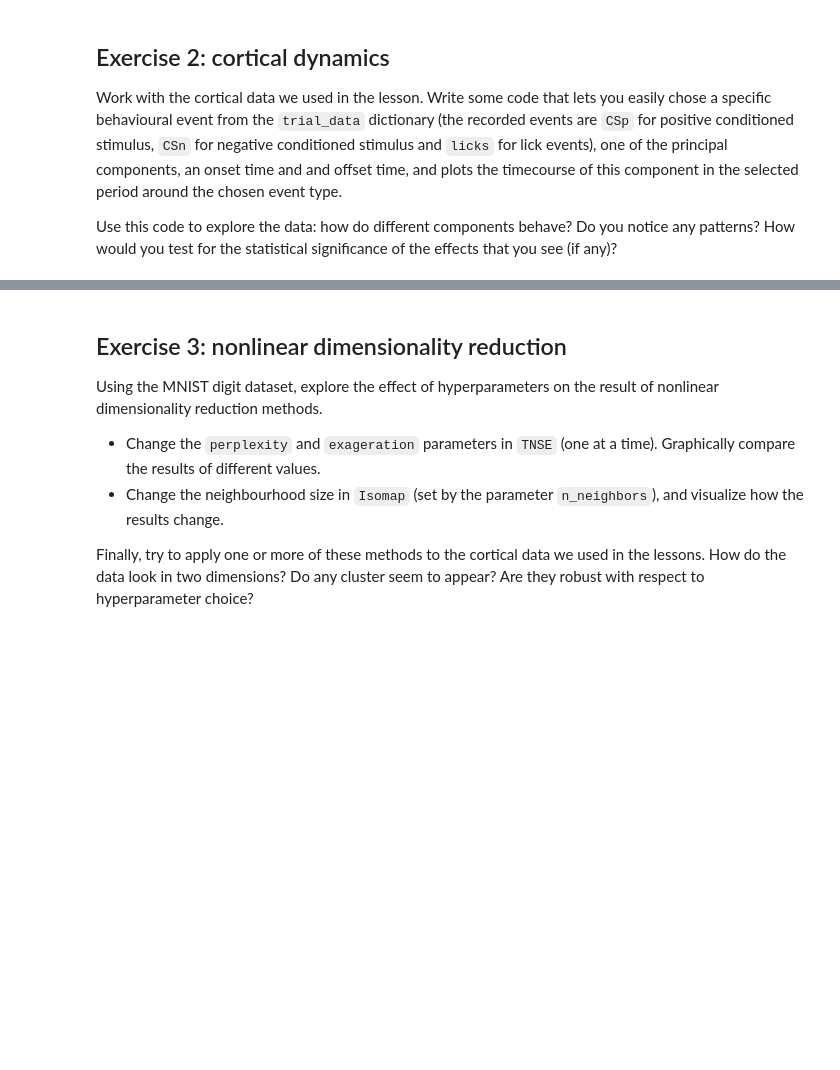
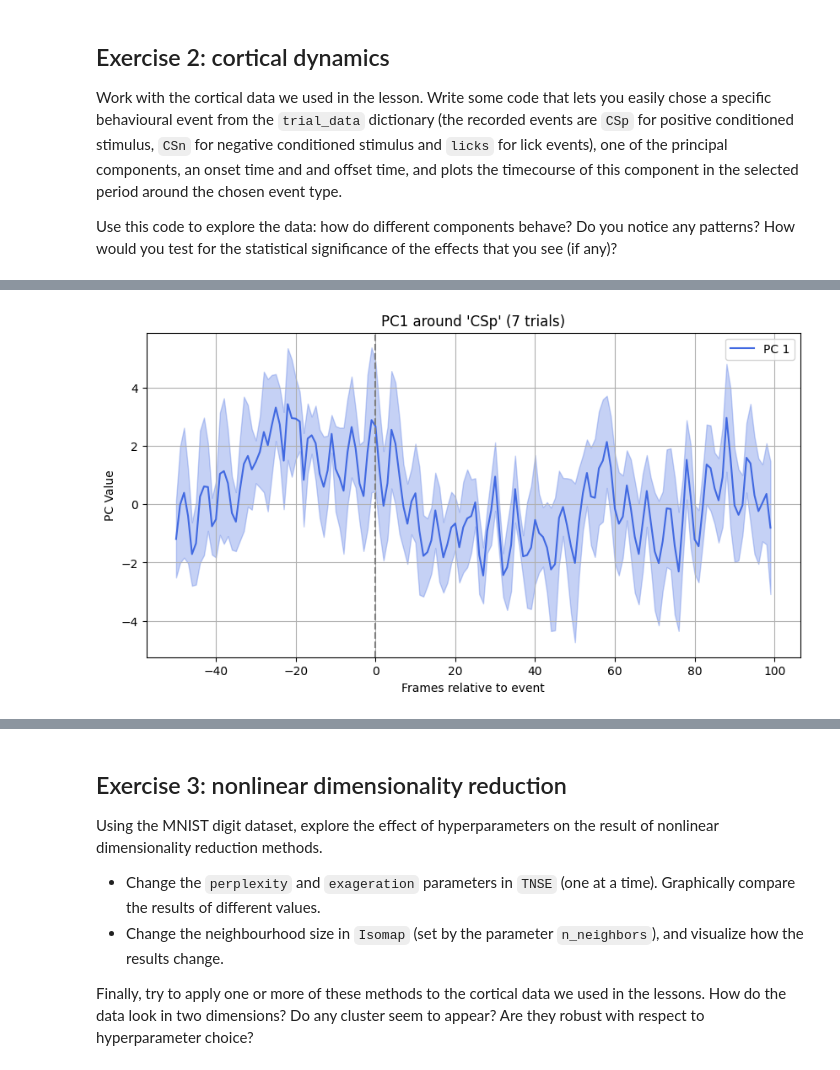
Before and after one commit to YentlB/Assignments-Yentl-Buitelaar, a Jupyter notebook: exercises_dimensionality reduction.ipynb, the cells around one changed output, grey strips where cells are left out. Drawn from its saved outputs; the diff is of its cells as text; code cells hidden in the pictures; blank space fills up the shorter version.

Commit message:
Gemaakt met Colab

```diff
--- a/exercises_dimensionality reduction.ipynb
+++ b/exercises_dimensionality reduction.ipynb
@@ -115,0 +17,83 @@ Total frames recorded: 30000
+# %%
+import numpy as np
+import pickle
+import matplotlib.pyplot as plt
+from sklearn.decomposition import PCA
+
+# Load files from your Google Colab file system
+voltage_path = "voltage_signal.npy"  # Update path if needed
+behaviour_path = "behaviour.pickle"  # Path from upload
+
+# Load voltage data
+voltage_data = np.load(voltage_path)
+print(f"Original shape of voltage data: {voltage_data.shape}")
+
+# Reshape if needed (e.g., (n_pixels, n_timepoints))
+if voltage_data.ndim == 3:
+    voltage_data = voltage_data.reshape(voltage_data.shape[0]*voltage_data.shape[1], voltage_data.shape[2])
+print(f"Reshaped to: {voltage_data.shape} (pixels x timepoints)")
+
+# PCA
+n_components = 10
+pca = PCA(n_components=n_components)
+voltage_pca = pca.fit_transform(voltage_data.T)  # Shape: (n_timepoints, n_components)
+print(f"PCA result shape: {voltage_pca.shape} (frames x PCs)")
+
+# Load behavior data
+with open(behaviour_path, 'rb') as f:
+    trial_data = pickle.load(f)
+
+# Frame estimation
+frame_times = trial_data['frames']
+frame_diffs = np.diff(frame_times)
+mean_frame_diff = frame_diffs.mean()
+frame_rate = 1 / (mean_frame_diff / 1000)  # assuming times in ms
+print(f"Estimated frame rate: {frame_rate:.2f} Hz")
+
+# Function to plot around events
+def plot_pc_around_event(event_name='Lick', pc_index=0, window=(-30, 70)):
+    if event_name not in trial_data:
+        print(f"Event '{event_name}' not found. Available keys: {list(trial_data.keys())}")
+        return
+
+    event_times = trial_data[event_name]
+    frames = trial_data['frames']
+    time_to_frame = lambda t: np.searchsorted(frames, t)
+
+    aligned_traces = []
+    valid_event_times = []
+
+    for t in event_times:
+        center_idx = time_to_frame(t)
+        start_idx = center_idx + window[0]
+        end_idx = center_idx + window[1]
+        if 0 <= start_idx < voltage_pca.shape[0] and end_idx < voltage_pca.shape[0]:
+            trace = voltage_pca[start_idx:end_idx, pc_index]
+            aligned_traces.append(trace)
+            valid_event_times.append(t)
+
+    if not aligned_traces:
+        print(f"No valid trials found for event '{event_name}' in window {window}.")
+        return
+
+    aligned_traces = np.stack(aligned_traces)
+    mean_trace = aligned_traces.mean(axis=0)
+    sem_trace = aligned_traces.std(axis=0) / np.sqrt(len(aligned_traces))
+
+    time_axis = np.arange(window[0], window[1])
+    plt.figure(figsize=(10, 5))
+    plt.plot(time_axis, mean_trace, label=f"PC {pc_index+1}", color='royalblue')
+    plt.fill_between(time_axis, mean_trace - sem_trace, mean_trace + sem_trace, alpha=0.3, color='royalblue')
+    plt.axvline(0, color='gray', linestyle='--')
+    plt.title(f"PC{pc_index+1} around '{event_name}' ({len(valid_event_times)} trials)")
+    plt.xlabel("Frames relative to event")
+    plt.ylabel("PC Value")
+    plt.grid(True)
+    plt.legend()
+    plt.show()
+
+# Example usage
+plot_pc_around_event(event_name='CSp', pc_index=0, window=(-50, 100))
+plot_pc_around_event(event_name='CSn', pc_index=1, window=(-50, 100))
+plot_pc_around_event(event_name='Lick', pc_index=0, window=(-30, 60))
+# %% [output]
@@ -115,0 +104 @@ Total frames recorded: 30000
+[figure, added]
```
Also changed, not shown: parts of 4 cells of this notebook.
